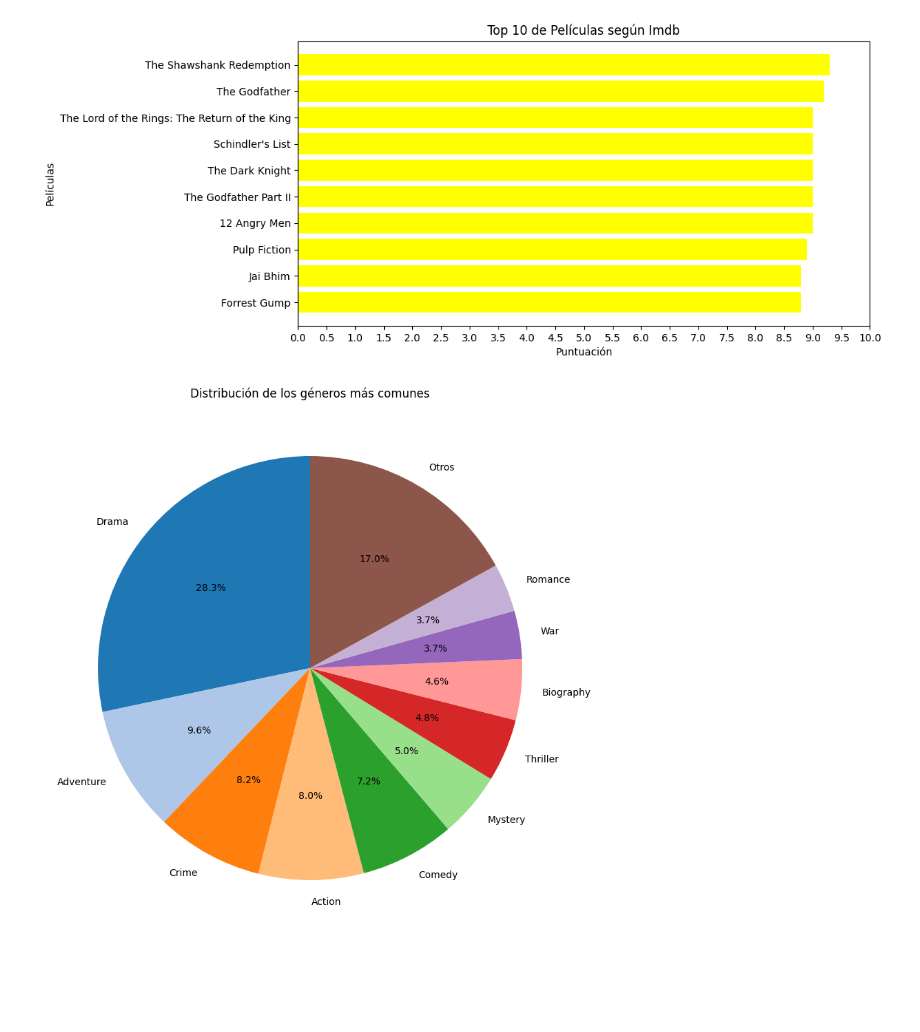
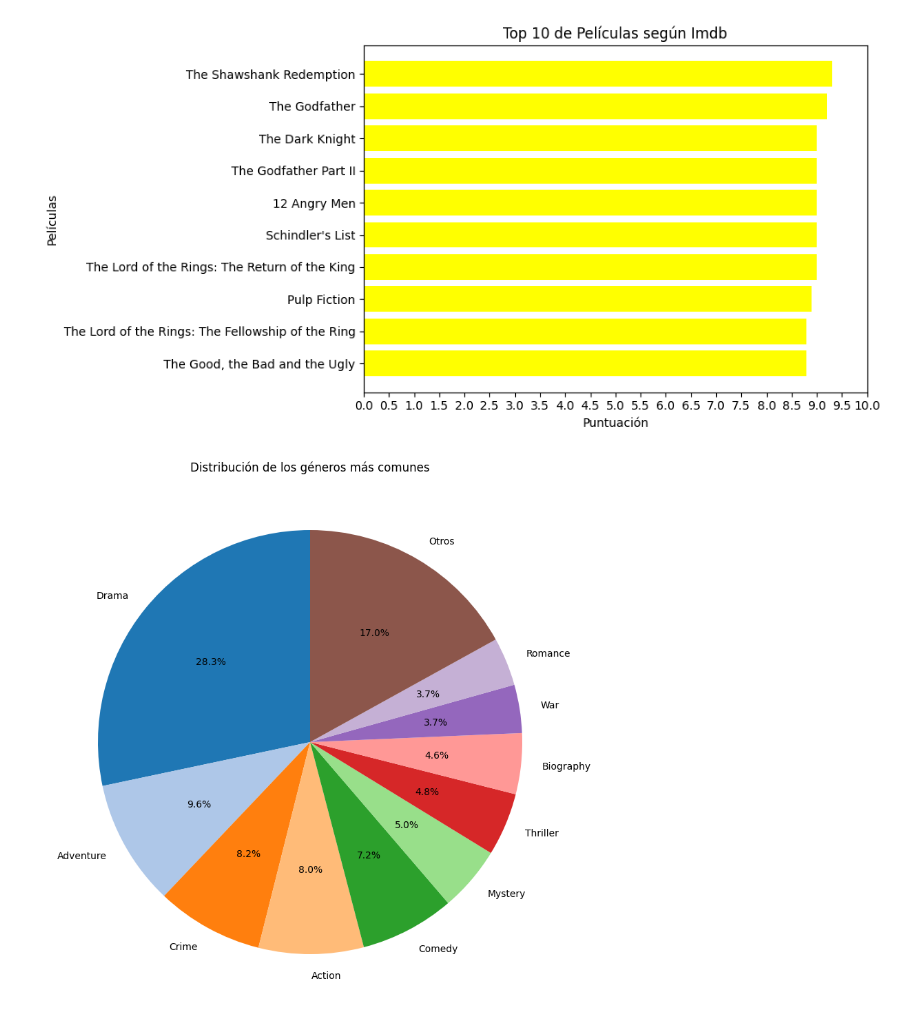
Before and after one commit to juanq348/imdb-top-movies, a Jupyter notebook: scripts/generar_grafico.ipynb, the cells around one changed output. Saved outputs shown, nothing was run; the diff lists cells and outputs as text; code cells hidden in the pictures; blank space fills up the shorter version.

```diff
--- a/scripts/generar_grafico.ipynb
+++ b/scripts/generar_grafico.ipynb
@@ -1,23 +1,21 @@
 # %%
 import pandas as pd
 import matplotlib.pyplot as plt
 import numpy as np
 
 df = pd.read_csv("../frontend/src/data/movies.csv")
 
-top_10 = df.sort_values(by = "rating", ascending = False).tail(10)
-
+top_10 = df.sort_values(by = "rating", ascending = False).head(10)
 plt.figure(figsize=(10, 5))
 plt.barh(top_10["name"], top_10["rating"], color="yellow")
-
 plt.xticks(np.arange(0, 10.1, 0.5))
-
 plt.xlabel("Puntuación")
 plt.ylabel("Películas")
 plt.title("Top 10 de Películas según Imdb")
-plt.show()
+plt.gca().invert_yaxis()
+plt.tight_layout()
 # %% [output]
-[figure, old version]
+[figure, new version]
 # %%
 generos_separados = df["genre"].dropna().str.split(",")
 todos_los_generos = [genero.strip() for lista in generos_separados for genero in lista]
```
Also changed, not shown: parts of 2 cells of this notebook, 7 other files.
